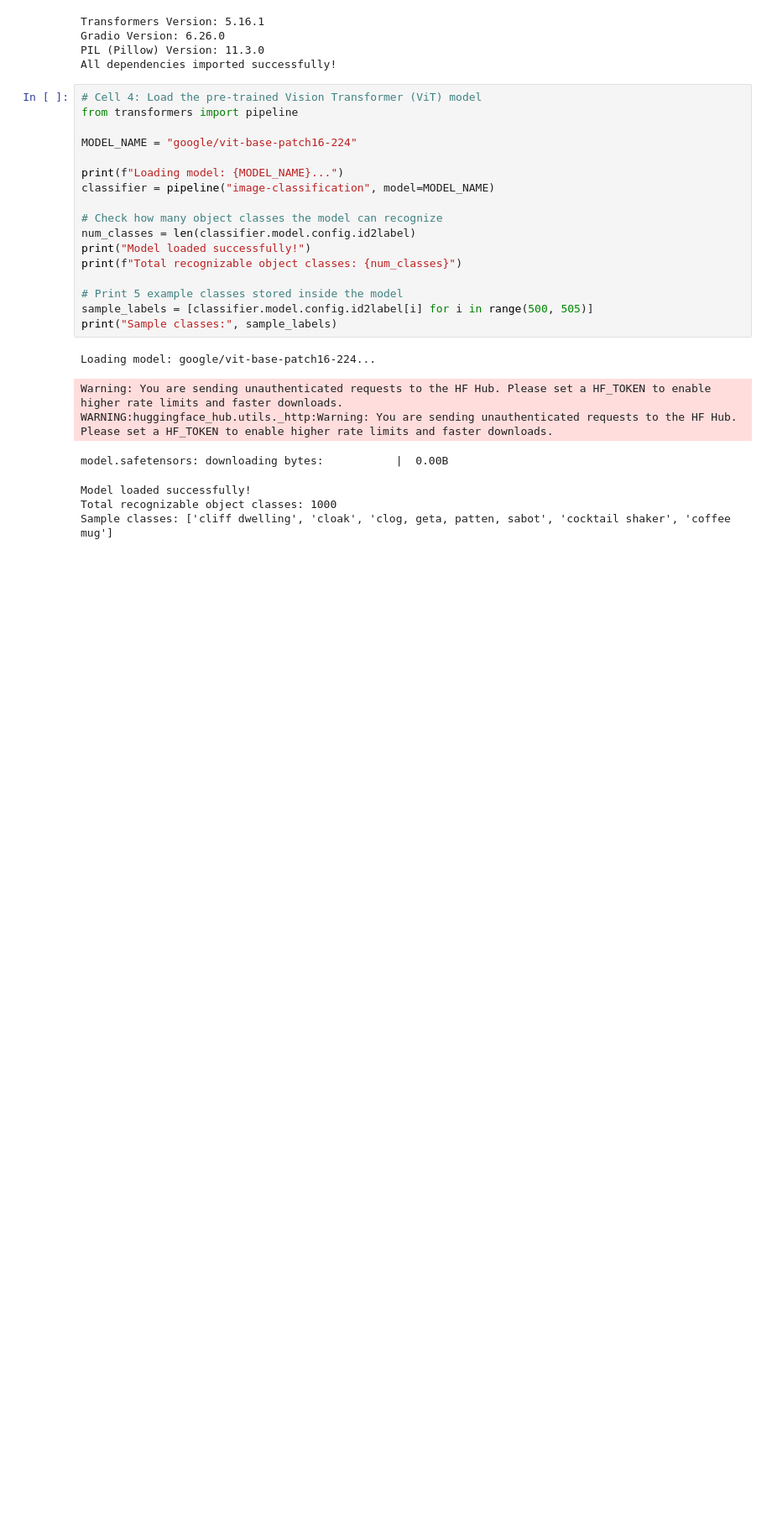
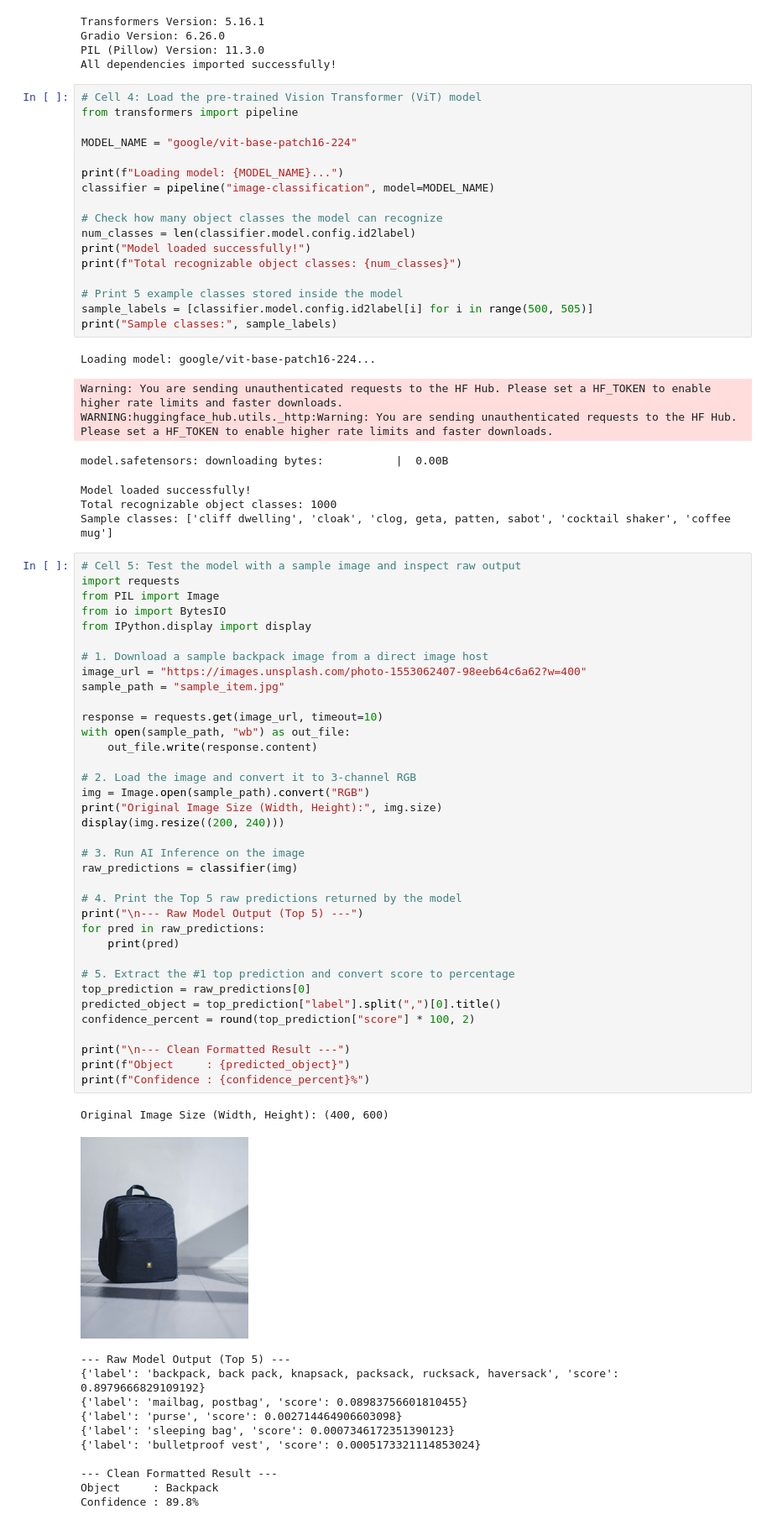
Before and after one commit to HARISH-BN890/Lost-and-Found-AI, a Jupyter notebook: Lost_and_Found_AI.ipynb, the cells around one changed output. Shown at 84% size. Saved outputs shown, nothing was run; the diff lists cells and outputs as text; blank space fills up the shorter version.

```diff
--- a/Lost_and_Found_AI.ipynb
+++ b/Lost_and_Found_AI.ipynb
@@ -54,3 +54,52 @@ model.safetensors: downloading bytes:           |  0.00B
 Model loaded successfully!
 Total recognizable object classes: 1000
 Sample classes: ['cliff dwelling', 'cloak', 'clog, geta, patten, sabot', 'cocktail shaker', 'coffee mug']
+# %%
+# Cell 5: Test the model with a sample image and inspect raw output
+import requests
+from PIL import Image
+from io import BytesIO
+from IPython.display import display
+
+# 1. Download a sample backpack image from a direct image host
+image_url = "https://images.unsplash.com/photo-1553062407-98eeb64c6a62?w=400"
+sample_path = "sample_item.jpg"
+
+response = requests.get(image_url, timeout=10)
+with open(sample_path, "wb") as out_file:
+    out_file.write(response.content)
+
+# 2. Load the image and convert it to 3-channel RGB
+img = Image.open(sample_path).convert("RGB")
+print("Original Image Size (Width, Height):", img.size)
+display(img.resize((200, 240)))
+
+# 3. Run AI Inference on the image
+raw_predictions = classifier(img)
+
+# 4. Print the Top 5 raw predictions returned by the model
+print("\n--- Raw Model Output (Top 5) ---")
+for pred in raw_predictions:
+    print(pred)
+
+# 5. Extract the #1 top prediction and convert score to percentage
+top_prediction = raw_predictions[0]
+predicted_object = top_prediction["label"].split(",")[0].title()
+confidence_percent = round(top_prediction["score"] * 100, 2)
+
+print("\n--- Clean Formatted Result ---")
+print(f"Object     : {predicted_object}")
+print(f"Confidence : {confidence_percent}%")
+# %% [output]
+Original Image Size (Width, Height): (400, 600)
+[figure, added]
+--- Raw Model Output (Top 5) ---
+{'label': 'backpack, back pack, knapsack, packsack, rucksack, haversack', 'score': 0.8979666829109192}
+{'label': 'mailbag, postbag', 'score': 0.08983756601810455}
+{'label': 'purse', 'score': 0.002714464906603098}
+{'label': 'sleeping bag', 'score': 0.0007346172351390123}
+{'label': 'bulletproof vest', 'score': 0.0005173321114853024}
+
+--- Clean Formatted Result ---
+Object     : Backpack
+Confidence : 89.8%
```
Also changed, not shown: parts of 1 cell of this notebook.
